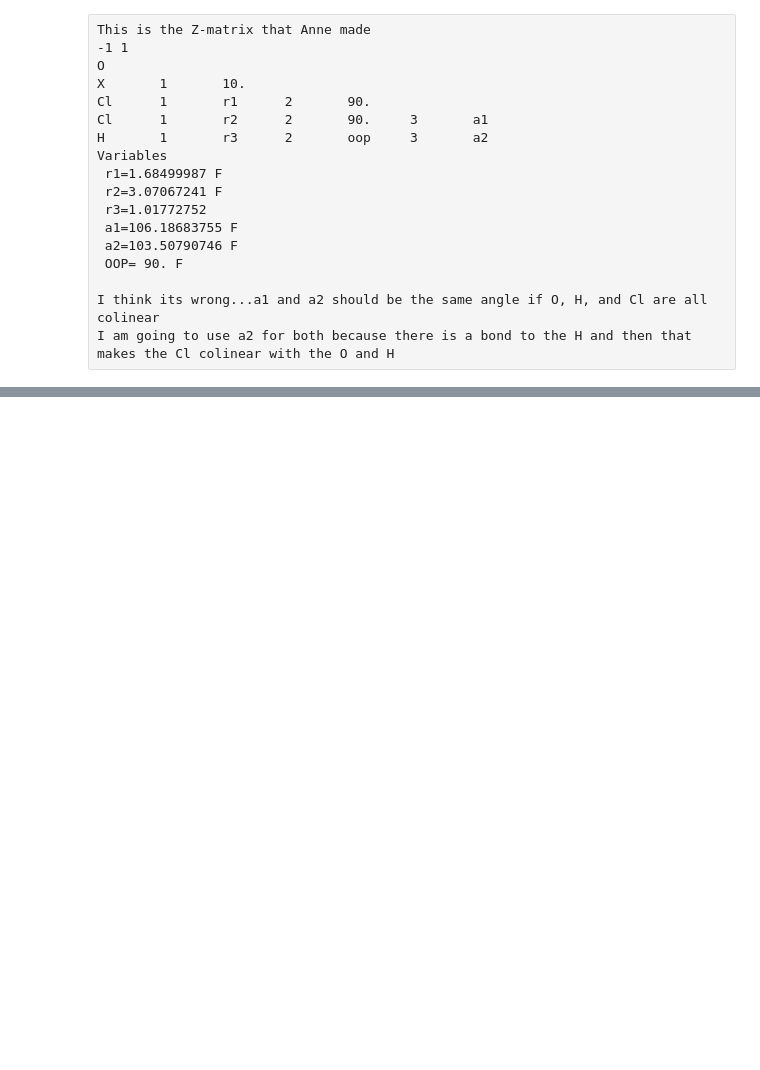
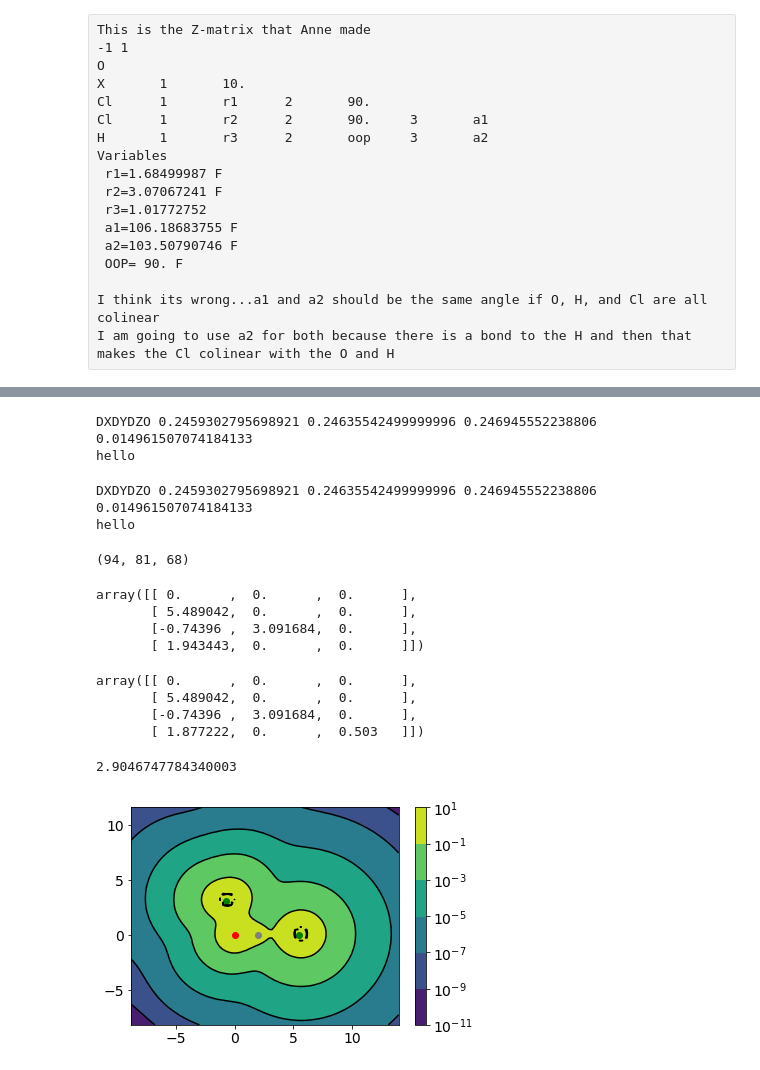
Before and after one commit to cgavinh/mccoy_hocl, a Jupyter notebook: ElectronDensity.ipynb, the cells around one changed output, grey strips where cells are left out. Drawn from its saved outputs; the diff is of its cells as text; code cells hidden in the pictures; blank space fills up the shorter version.

```diff
--- a/ElectronDensity.ipynb
+++ b/ElectronDensity.ipynb
@@ -309,0 +319,55 @@ I am going to use a2 for both because there is a bond to the H and then that mak
+# %%
+clhocl_0 = dc.cube(filename='clhocl/clhocl_0_sp.cube')
+# %% [output]
+DXDYDZO 0.2459302795698921 0.24635542499999996 0.246945552238806 0.014961507074184133
+hello
+# %%
+clhocl_15 = dc.cube(filename='clhocl/clhocl_15_sp.cube')
+# %% [output]
+DXDYDZO 0.2459302795698921 0.24635542499999996 0.246945552238806 0.014961507074184133
+hello
+# %%
+clhocl_15.density.shape
+# %% [output]
+(94, 81, 68)
+# %%
+clhocl_0.atmAr
+# %% [output]
+array([[ 0.      ,  0.      ,  0.      ],
+       [ 5.489042,  0.      ,  0.      ],
+       [-0.74396 ,  3.091684,  0.      ],
+       [ 1.943443,  0.      ,  0.      ]])
+# %%
+clhocl_15.atmAr
+# %% [output]
+array([[ 0.      ,  0.      ,  0.      ],
+       [ 5.489042,  0.      ,  0.      ],
+       [-0.74396 ,  3.091684,  0.      ],
+       [ 1.877222,  0.      ,  0.503   ]])
+# %%
+uts.Constants.convert(clhocl_15.atmAr[1][0], "angstroms", to_AU=False)
+# %% [output]
+2.9046747784340003
+# %%
+fig, ax = plt.subplots()
+CS = ax.contourf(clhocl_0.cdsX,
+                 clhocl_0.cdsY,
+                 (clhocl_0.density[:,:,33] + clhocl_0.density[:,:,34]).T,
+                 norm=LogNorm())
+C = ax.contour(clhocl_0.cdsX,
+               clhocl_0.cdsY,
+               (clhocl_0.density[:,:,33] + clhocl_0.density[:,:,34]).T,
+               norm=LogNorm(),
+               colors='k')
+fig.colorbar(CS)
+ax.scatter(clhocl_0.atmAr[:,0][0], clhocl_0.atmAr[:,1][0], color='red')
+ax.scatter(clhocl_0.atmAr[:,0][1], clhocl_0.atmAr[:,1][1], color='green')
+ax.scatter(clhocl_0.atmAr[:,0][2], clhocl_0.atmAr[:,1][2], color='green')
+ax.scatter(clhocl_0.atmAr[:,0][3], clhocl_0.atmAr[:,1][3], color='gray')
+#ax.clabel(CS, inline=True, fontsize=10)
+#ax.set_title('Simplest default with labels')
+#CS.colorbar()
+plt.savefig('temp/clhocl_0.png')
+plt.show()
+# %% [output]
+[figure, added]
```
Also changed, not shown: parts of 16 cells of this notebook.
